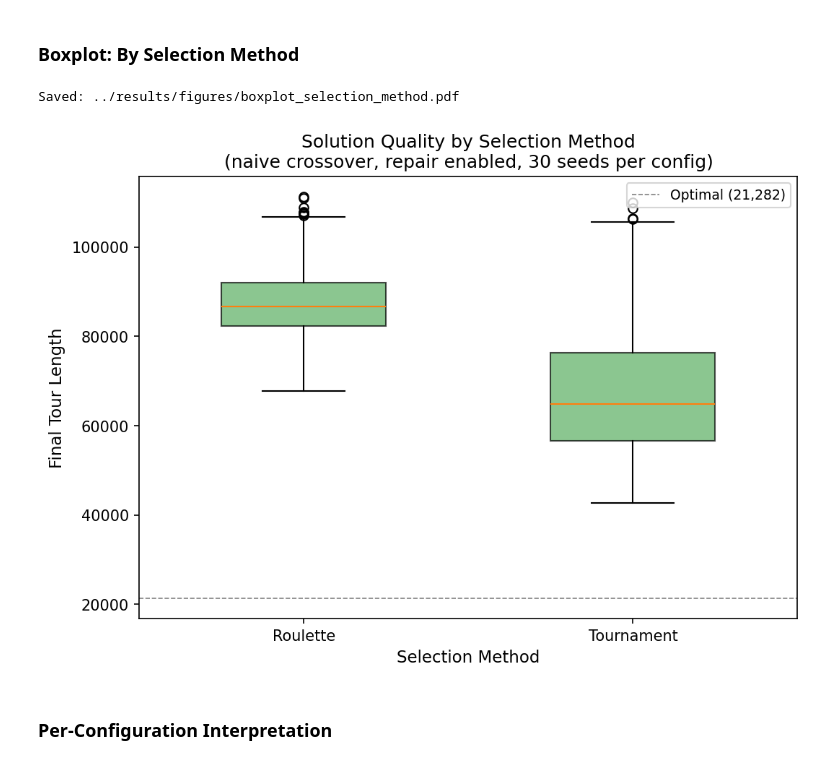
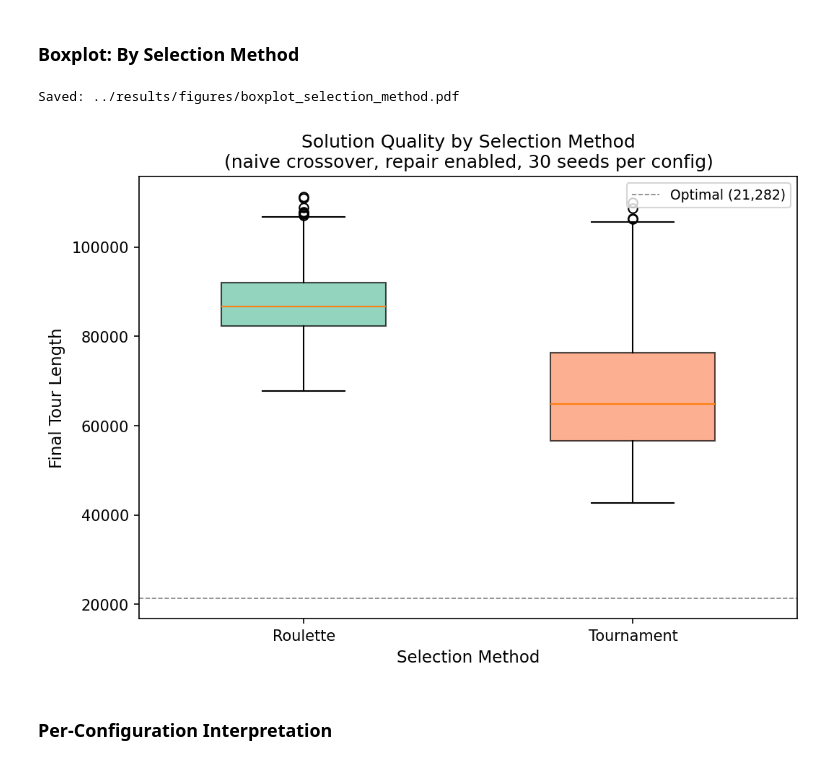
Before and after one commit to ridzuan5757/tc6544-project-2, a Jupyter notebook: notebooks/19_boxplots.ipynb, the cells around one changed output. Cells and saved outputs as stored; diff of their text form; code cells hidden in the pictures.

```diff
--- a/notebooks/19_boxplots.ipynb
+++ b/notebooks/19_boxplots.ipynb
@@ -17,6 +17,7 @@ Output: `results/figures/boxplot_strategy.pdf`, `results/figures/boxplot_<param>
 import pandas as pd
 import numpy as np
 import matplotlib.pyplot as plt
+import seaborn as sns
 from pathlib import Path
 
 plt.rcParams.update({
@@ -30,6 +31,8 @@ plt.rcParams.update({
     "figure.constrained_layout.use": True,
 })
 
+SET2 = sns.color_palette("Set2")
+
 FIGURES_DIR = Path("../results/figures")
 FIGURES_DIR.mkdir(parents=True, exist_ok=True)
 
@@ -80,9 +83,9 @@ repair       30  49777.84  3186.86  43890.51  49406.18  56629.20  133.9
 ### Boxplot: Per Constraint-Handling Strategy
 # %%
 STRATEGY_STYLE = {
-    "repair":  {"color": "#2166ac", "label": "Repair (random insertion)"},
-    "penalty": {"color": "#1b7837", "label": "Penalty (weight=50,000)"},
-    "pmx":     {"color": "#762a83", "label": "PMX (feasibility-preserving)"},
+    "repair":  {"color": SET2[0], "label": "Repair (random insertion)"},
+    "penalty": {"color": SET2[1], "label": "Penalty (weight=50,000)"},
+    "pmx":     {"color": SET2[2], "label": "PMX (feasibility-preserving)"},
 }
 
 strategy_order = ["repair", "penalty", "pmx"]
@@ -157,11 +160,12 @@ selection_method: ['roulette', 'tournament']
 fig, ax = plt.subplots(figsize=(7, 5))
 pop_sizes = sorted(sweep["pop_size"].unique())
 data_groups = [sweep[sweep["pop_size"] == v]["best_fitness"].values for v in pop_sizes]
+pop_colors = [SET2[0], SET2[1], SET2[2]]
 
 bp = ax.boxplot(data_groups, patch_artist=True,
                 tick_labels=[str(v) for v in pop_sizes], widths=0.5)
-for patch in bp["boxes"]:
-    patch.set_facecolor("#5aae61")
+for patch, color in zip(bp["boxes"], pop_colors):
+    patch.set_facecolor(color)
     patch.set_alpha(0.7)
 
 ax.axhline(y=OPTIMAL, color="gray", linestyle="--", linewidth=0.8,
@@ -184,11 +188,12 @@ Saved: ../results/figures/boxplot_pop_size.pdf
 fig, ax = plt.subplots(figsize=(7, 5))
 mutation_rates = sorted(sweep["mutation_rate"].unique())
 data_groups = [sweep[sweep["mutation_rate"] == v]["best_fitness"].values for v in mutation_rates]
+mr_colors = [SET2[3], SET2[4], SET2[5]]
 
 bp = ax.boxplot(data_groups, patch_artist=True,
                 tick_labels=[str(v) for v in mutation_rates], widths=0.5)
-for patch in bp["boxes"]:
-    patch.set_facecolor("#5aae61")
+for patch, color in zip(bp["boxes"], mr_colors):
+    patch.set_facecolor(color)
     patch.set_alpha(0.7)
 
 ax.axhline(y=OPTIMAL, color="gray", linestyle="--", linewidth=0.8,
@@ -210,28 +215,29 @@ Saved: ../results/figures/boxplot_mutation_rate.pdf
 # %%
 fig, ax = plt.subplots(figsize=(7, 5))
 methods = sorted(sweep["selection_method"].unique())
 data_groups = [sweep[sweep["selection_method"] == m]["best_fitness"].values for m in methods]
+sel_colors = [SET2[0], SET2[1]]
 
 bp = ax.boxplot(data_groups, patch_artist=True,
                 tick_labels=[m.capitalize() for m in methods], widths=0.5)
-for patch in bp["boxes"]:
-    patch.set_facecolor("#5aae61")
+for patch, color in zip(bp["boxes"], sel_colors):
+    patch.set_facecolor(color)
     patch.set_alpha(0.7)
 
 ax.axhline(y=OPTIMAL, color="gray", linestyle="--", linewidth=0.8,
            label=f"Optimal ({OPTIMAL:,})")
 ax.set_xlabel("Selection Method")
 ax.set_ylabel("Final Tour Length")
 ax.set_title("Solution Quality by Selection Method\n(naive crossover, repair enabled, 30 seeds per config)")
 ax.legend(loc="upper right")
 
 path = FIGURES_DIR / "boxplot_selection_method.pdf"
 fig.savefig(path, bbox_inches="tight")
 print(f"Saved: {path}")
 plt.show()
 # %% [output]
 Saved: ../results/figures/boxplot_selection_method.pdf
-[figure, old version]
+[figure, new version]
 # %% [markdown]
 ### Per-Configuration Interpretation
 # %%
```
Also changed, not shown: parts of 3 cells of this notebook, 4 other files.
